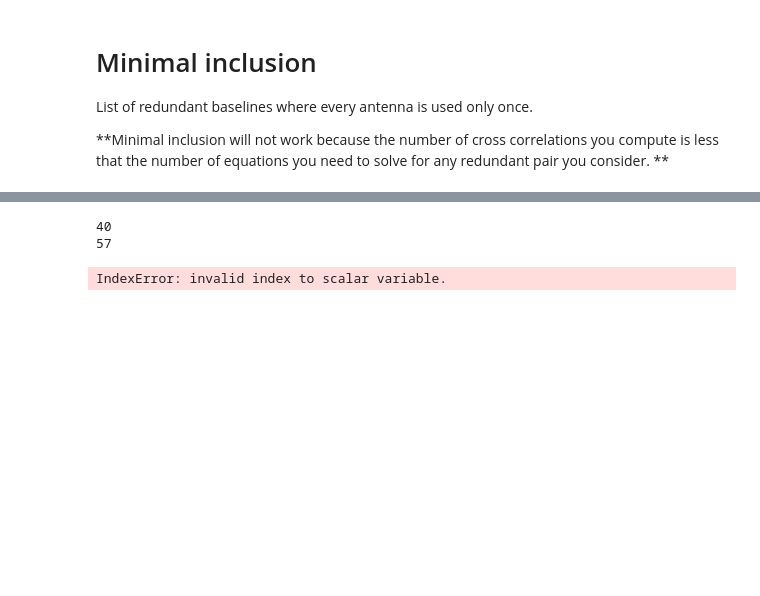
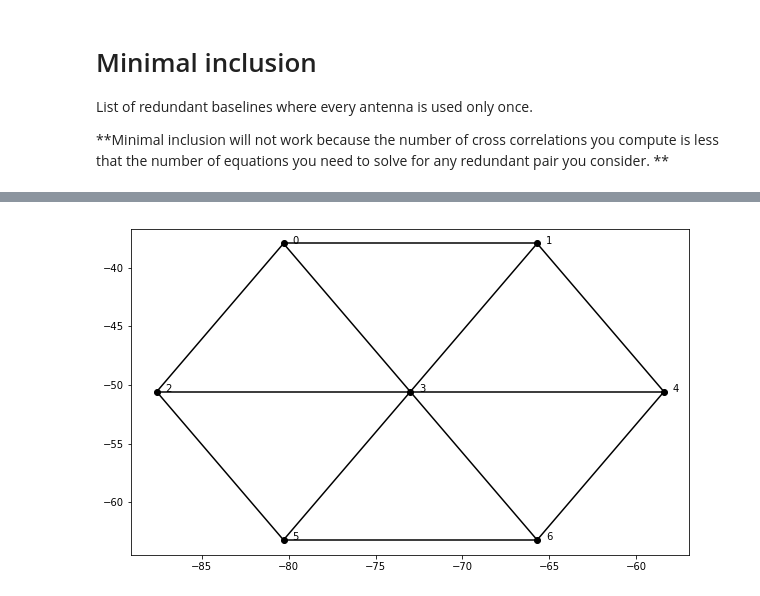
Before and after one commit to dgorthi/Notes, a Jupyter notebook: Array Configurations.ipynb, the cells around one changed output, grey strips where cells are left out. Cells and saved outputs as stored; diff of their text form; code cells hidden in the pictures; blank space fills up the shorter version.

```diff
--- a/Array Configurations.ipynb
+++ b/Array Configurations.ipynb
@@ -71 +75,19 @@ print minbl
+# %%
+Nants = 7
+ants = np.loadtxt('antenna_positions_37.dat')
+idxs = np.arange(Nants)
+antpos = {}
+
+antpos[0] = ants[0]; antpos[1] = ants[1]
+antpos[2] = ants[4]; antpos[3] = ants[5]; antpos[4] = ants[6]
+antpos[5] = ants[10]; antpos[6] = ants[11]
+
+plot_ants(antpos)
+
+redbls = hera_cal.redcal.get_pos_reds(antpos)
+plot_redbl(redbls[0])
+plot_redbl(redbls[1])
+plot_redbl(redbls[2])
+# %% [output]
+[figure, added]
 # %%
@@ -85,9 +109,3 @@ def genA(baseline_list):
             A[i,Nants+bl] = 1+1j
             i += 1
     return np.matrix(A)
-# %%
-genA(minbl)
-# %% [output]
-40
-57
-IndexError: invalid index to scalar variable.
```
Also changed, not shown: parts of 10 cells of this notebook, 1 other file.
